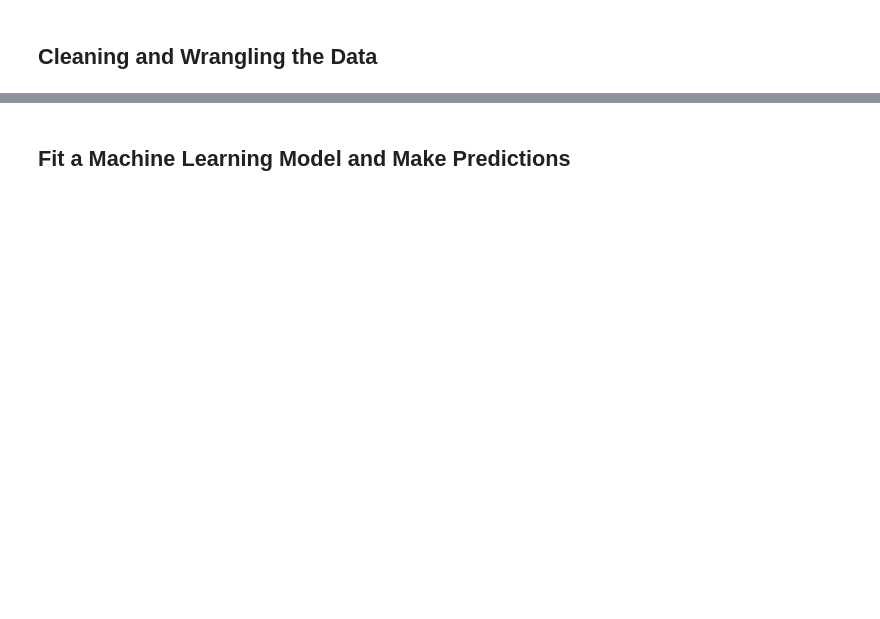
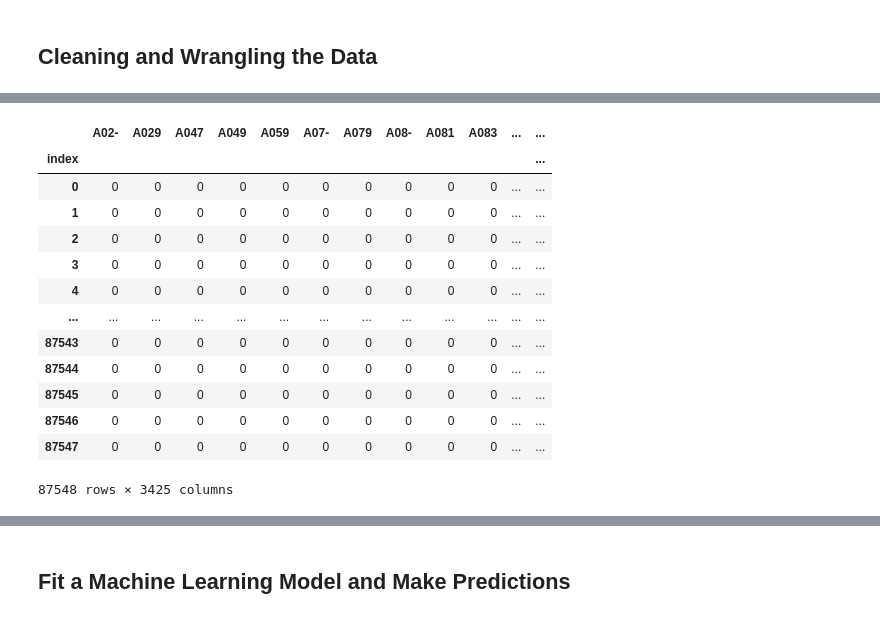
Before and after one commit to andyvu016/project2-team2, a Jupyter notebook: Analysis.ipynb, the cells around one changed output, grey strips where cells are left out. Cells and saved outputs as stored; diff of their text form; code cells hidden in the pictures; blank space fills up the shorter version.

```diff
--- a/Analysis.ipynb
+++ b/Analysis.ipynb
@@ -138,0 +195,26 @@ nhamcs_y = # "alzhd" column (Alzheimer's disease/Dementia, 1=Yes, 0=No)
+# %%
+# Reformat the "DIAG" columns
+
+# Duplicate the columns to new DataFrames
+diagnosis_1_df = nhamcs_cleaned_df[["DIAG1"]].copy()
+diagnosis_2_df = nhamcs_cleaned_df[["DIAG2"]].copy()
+diagnosis_3_df = nhamcs_cleaned_df[["DIAG3"]].copy()
+diagnosis_4_df = nhamcs_cleaned_df[["DIAG4"]].copy()
+diagnosis_5_df = nhamcs_cleaned_df[["DIAG5"]].copy()
+
+# Clean the strings
+diagnosis_1_df["DIAG1"] = diagnosis_1_df["DIAG1"].apply(lambda x: str(x).strip("b'"))
+diagnosis_2_df["DIAG2"] = diagnosis_2_df["DIAG2"].apply(lambda x: str(x).strip("b'"))
+diagnosis_3_df["DIAG3"] = diagnosis_3_df["DIAG3"].apply(lambda x: str(x).strip("b'"))
+diagnosis_4_df["DIAG4"] = diagnosis_4_df["DIAG4"].apply(lambda x: str(x).strip("b'"))
+diagnosis_5_df["DIAG5"] = diagnosis_5_df["DIAG5"].apply(lambda x: str(x).strip("b'"))
+
+# Remove the column names
+diagnosis_1_df.columns = [""]
+diagnosis_2_df.columns = [""]
+diagnosis_3_df.columns = [""]
+diagnosis_4_df.columns = [""]
+diagnosis_5_df.columns = [""]
+
+# View the first diagnosis DataFrame
+display(diagnosis_1_df)
@@ -138,0 +272,30 @@ nhamcs_y = # "alzhd" column (Alzheimer's disease/Dementia, 1=Yes, 0=No)
+# %%
+# Aggregate the diagnosis DataFrames
+encoded_diagnosis_df = pd.concat([encoded_diagnosis_1_df, encoded_diagnosis_2_df, encoded_diagnosis_3_df, encoded_diagnosis_4_df, encoded_diagnosis_5_df]).groupby(['index']).sum()
+# %%
+# Flatten any duplicate diagnosis to 1
+encoded_diagnosis_df = encoded_diagnosis_df.applymap(lambda x: 1 if x >= 1 else 0)
+
+# Remove "_" from column names
+encoded_diagnosis_df.columns = [x.strip("_") for x in list(encoded_diagnosis_df.columns)]
+
+# Drop the column corresponding to no diagnosis
+encoded_diagnosis_df = encoded_diagnosis_df.drop(columns = "-9")
+
+# Display the endcoded diagnosis DataFrame
+encoded_diagnosis_df
+# %% [output]
+|  | A02- | A029 | A047 | A049 | A059 | A07- | A079 | A08- | A081 | A083 | ... | ... |
+| index |  |  |  |  |  |  |  |  |  |  |  | ... |
+| 0 | 0 | 0 | 0 | 0 | 0 | 0 | 0 | 0 | 0 | 0 | ... | ... |
+| 1 | 0 | 0 | 0 | 0 | 0 | 0 | 0 | 0 | 0 | 0 | ... | ... |
+| 2 | 0 | 0 | 0 | 0 | 0 | 0 | 0 | 0 | 0 | 0 | ... | ... |
+| 3 | 0 | 0 | 0 | 0 | 0 | 0 | 0 | 0 | 0 | 0 | ... | ... |
+| 4 | 0 | 0 | 0 | 0 | 0 | 0 | 0 | 0 | 0 | 0 | ... | ... |
+| ... | ... | ... | ... | ... | ... | ... | ... | ... | ... | ... | ... | ... |
+| 87543 | 0 | 0 | 0 | 0 | 0 | 0 | 0 | 0 | 0 | 0 | ... | ... |
+| 87544 | 0 | 0 | 0 | 0 | 0 | 0 | 0 | 0 | 0 | 0 | ... | ... |
+| 87545 | 0 | 0 | 0 | 0 | 0 | 0 | 0 | 0 | 0 | 0 | ... | ... |
+| 87546 | 0 | 0 | 0 | 0 | 0 | 0 | 0 | 0 | 0 | 0 | ... | ... |
+| 87547 | 0 | 0 | 0 | 0 | 0 | 0 | 0 | 0 | 0 | 0 | ... | ... |
+87548 rows × 3425 columns
```
Also changed, not shown: parts of 39 cells of this notebook, 45 other files.
